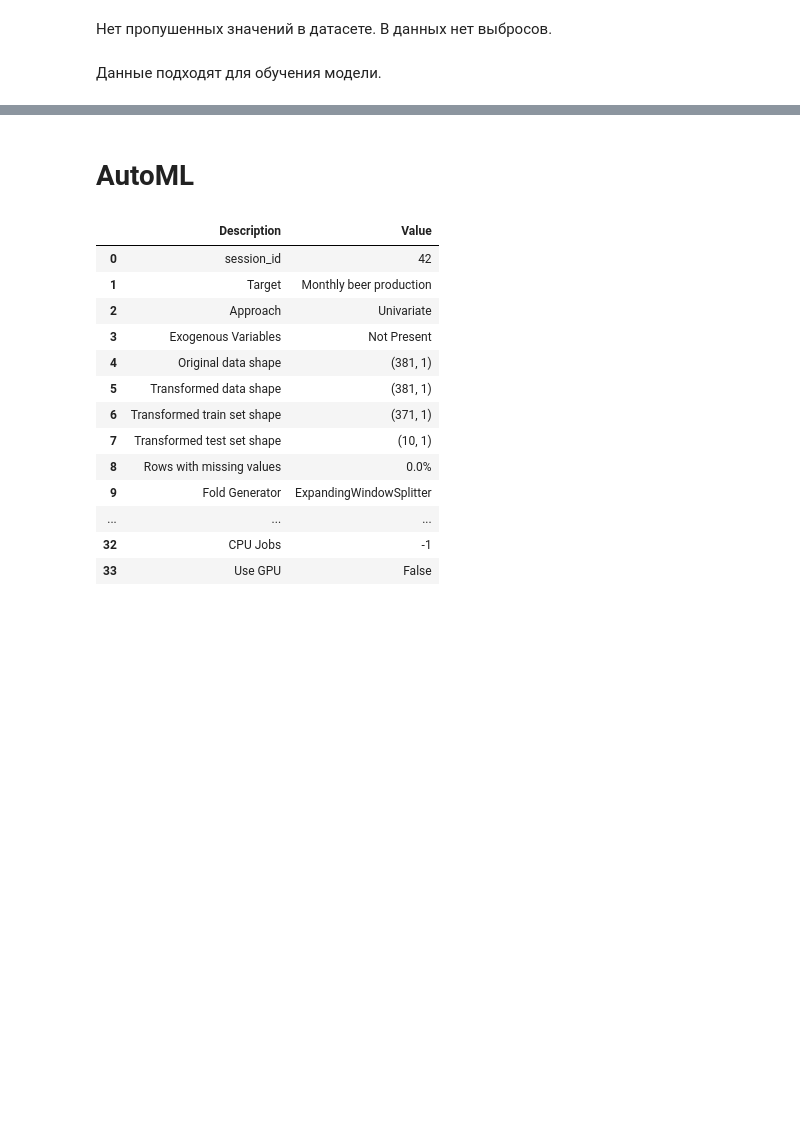
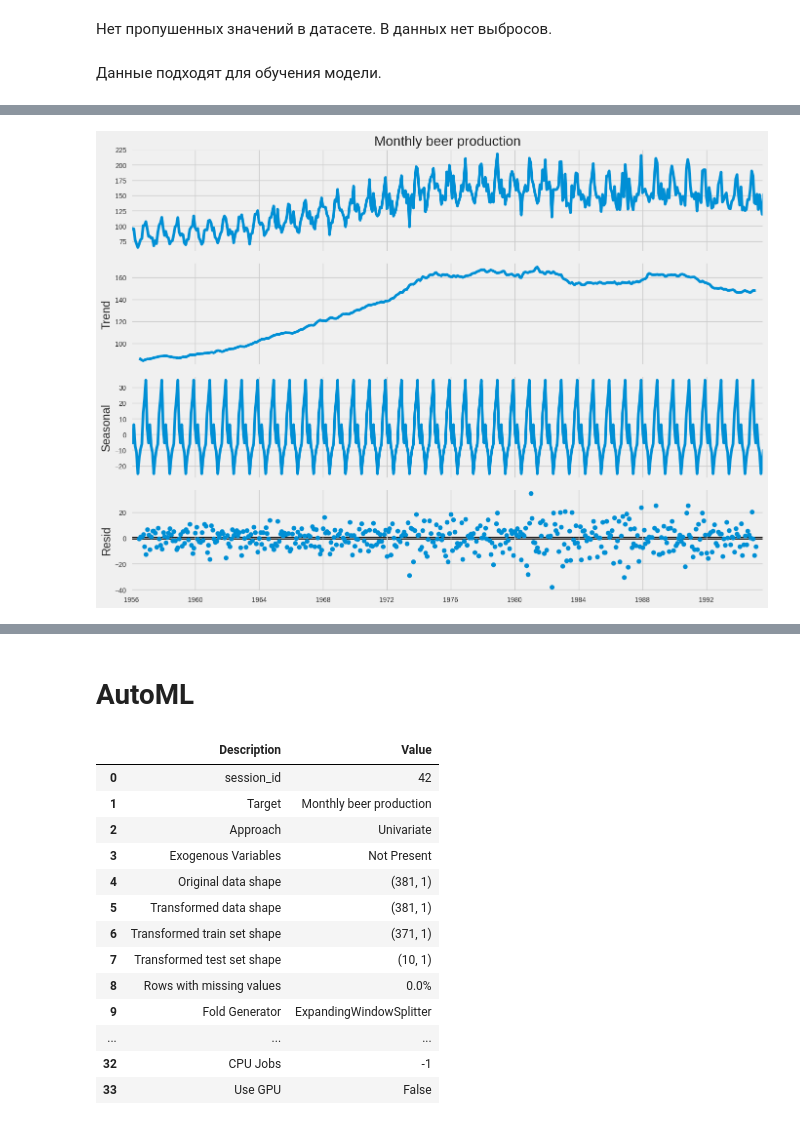
Before and after one commit to J1wZ/python_ml, a Jupyter notebook: дз-04-04-25/Задание2.ipynb, the cells around one changed output, grey strips where cells are left out. Saved outputs shown, nothing was run; the diff lists cells and outputs as text; code cells hidden in the pictures; blank space fills up the shorter version.

```diff
--- a/дз-04-04-25/Задание2.ipynb
+++ b/дз-04-04-25/Задание2.ipynb
@@ -162,0 +169,9 @@ train_df.plot()
+# %%
+# сезонная декомпозиция
+ssn= seasonal_decompose(train_df["Monthly beer production"], model="add")
+fig = ssn.plot()
+fig.set_size_inches((14, 10))
+fig.tight_layout()
+plt.show()
+# %% [output]
+[figure, added]
```
Also changed, not shown: parts of 13 cells of this notebook.
